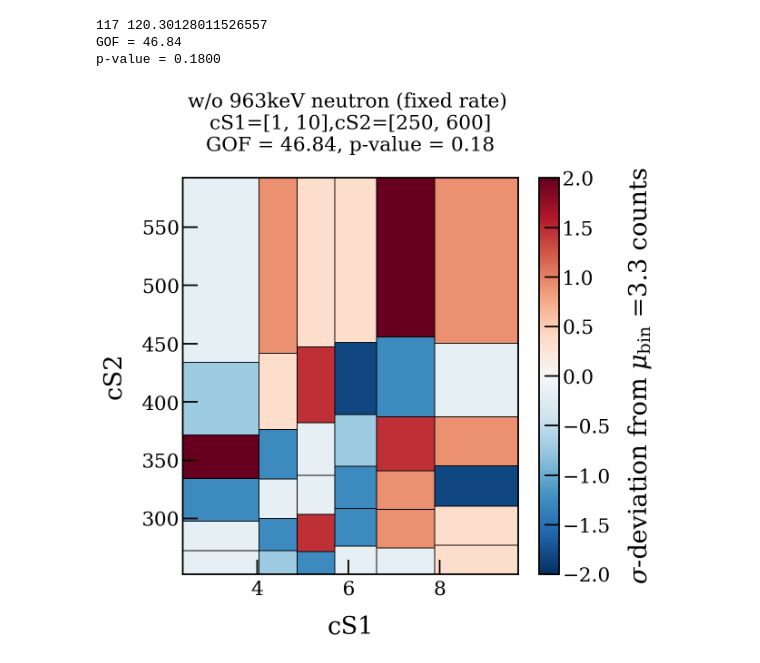
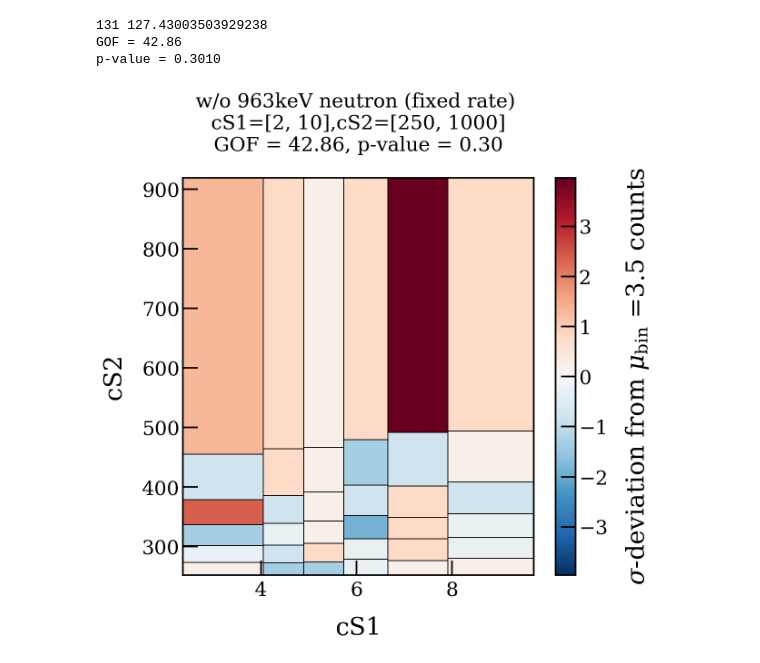
Before and after one commit to boblsc/YBe, a Jupyter notebook: highE_valid.ipynb, the cells around one changed output. Saved outputs shown, nothing was run; the diff lists cells and outputs as text; code cells hidden in the pictures.

```diff
--- a/highE_valid.ipynb
+++ b/highE_valid.ipynb
@@ -129,0 +195,6 @@ plot_rz(cut_cs1cs2(sim_high[:2000],cs1=cs1_range,cs2=cs2_range),cs1_range,cs2_ra
+# %%
+#check xy
+cs1_range=[2,10]
+cs2_range=[200,1000]
+plot_xy(cut_cs1cs2(sim[:2000],cs1=cs1_range,cs2=cs2_range),cs1_range,cs2_range)
+plot_rz(cut_cs1cs2(sim[:2000],cs1=cs1_range,cs2=cs2_range),cs1_range,cs2_range)
@@ -183,7 +405,8 @@ sim_mixed=pd.concat([sim, sim_high_scale])
+# %%
+cs1_range=[2,10]
+cs2_range=[250,1000]
 # %%
 
-cs1_range=[1,10]
-cs2_range=[250,600]
 d_in=cut_cs1cs2(wire_cut(data_cuts),cs1=cs1_range,cs2=cs2_range)
 s_in=cut_cs1cs2(wire_cut(sim),cs1=cs1_range,cs2=cs2_range)
 GOF_equal_prob(d_in,s_in,cs1_range,cs2_range,label='w/o 963keV neutron\n')
@@ -195,6 +418,5 @@ p-value = 0.1880
 # %%
-cs1_range=[1,10]
-cs2_range=[250,600]
+
 d_in=cut_cs1cs2(wire_cut(data_cuts),cs1=cs1_range,cs2=cs2_range)
 s_in=cut_cs1cs2(wire_cut(sim_mixed),cs1=cs1_range,cs2=cs2_range)
 GOF_equal_prob(d_in,s_in,cs1_range,cs2_range,label='w/ 963keV neutron\n')
@@ -206,13 +428,10 @@ p-value = 0.3730
 # %%
-# cs1_range=[2.5,10]
-cs1_range=[1,10]
-cs2_range=[250,600]
 d_in=cut_cs1cs2(wire_cut(data_cuts),cs1=cs1_range,cs2=cs2_range)
 s_in=cut_cs1cs2(wire_cut(sim),cs1=cs1_range,cs2=cs2_range)
 GOF_equal_prob(d_in,s_in,cs1_range,cs2_range,label='w/o 963keV neutron (fixed rate) \n',sim_scale=sim_s)
 # %% [output]
-117 120.30128011526557
-GOF = 46.84
-p-value = 0.1800
+131 127.43003503929238
+GOF = 42.86
+p-value = 0.3010
-[figure, old version]
+[figure, new version]
 # %%
```
Also changed, not shown: parts of 33 cells of this notebook.
